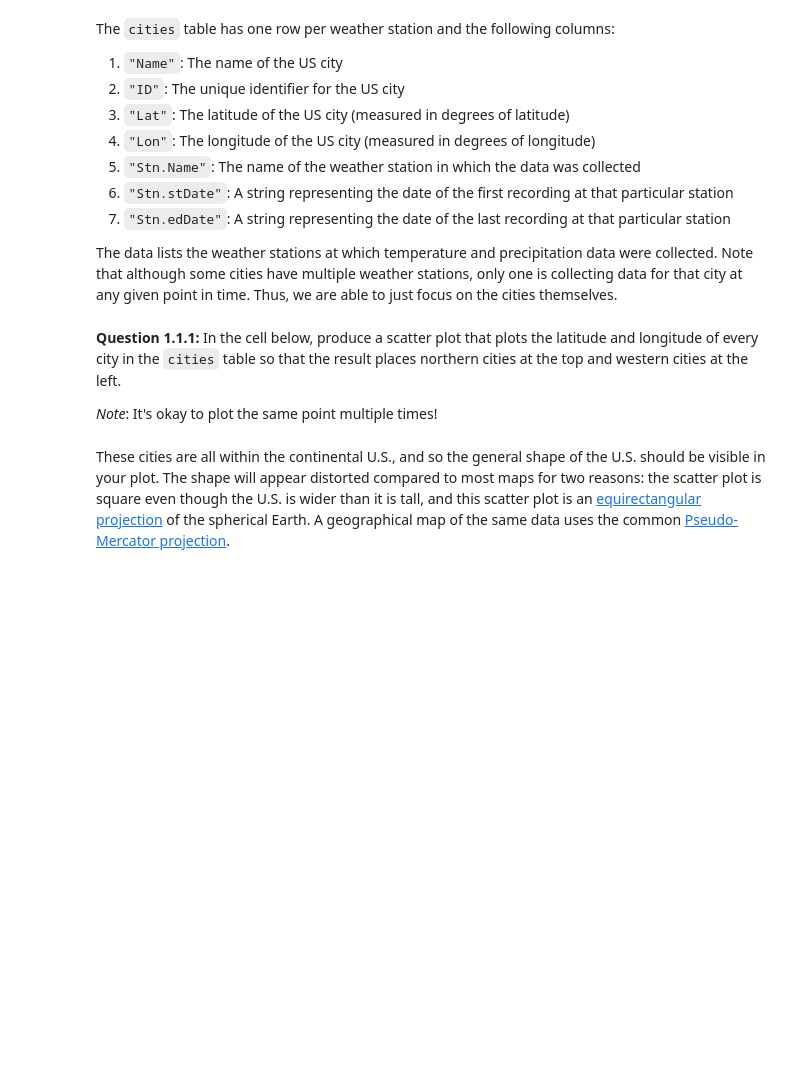
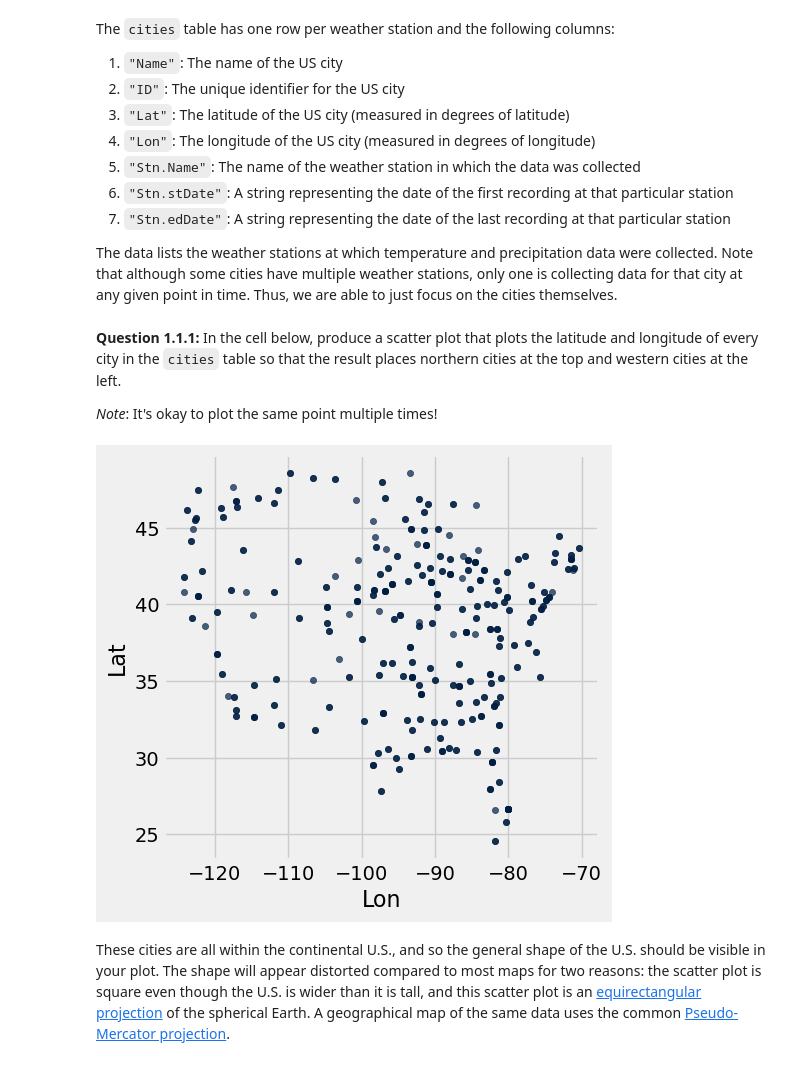
Before and after one commit to shatha-alhazbi/gaza-through-data, a Jupyter notebook: Part A/project.ipynb, the cells around one changed output. Cells and saved outputs as stored; diff of their text form; code cells hidden in the pictures; blank space fills up the shorter version.

```diff
--- a/Part A/project.ipynb
+++ b/Part A/project.ipynb
@@ -80,7 +86,11 @@ The data lists the weather stations at which temperature and precipitation data
 
 *Note*: It's okay to plot the same point multiple times!
 # %%
-...
+plt.clf
+cities.scatter('Lon', 'Lat')
+plt.show()
+# %% [output]
+[figure, added]
 # %% [markdown]
 <!-- END QUESTION -->
 
```
Also changed, not shown: parts of 11 cells of this notebook, 1 other file.
